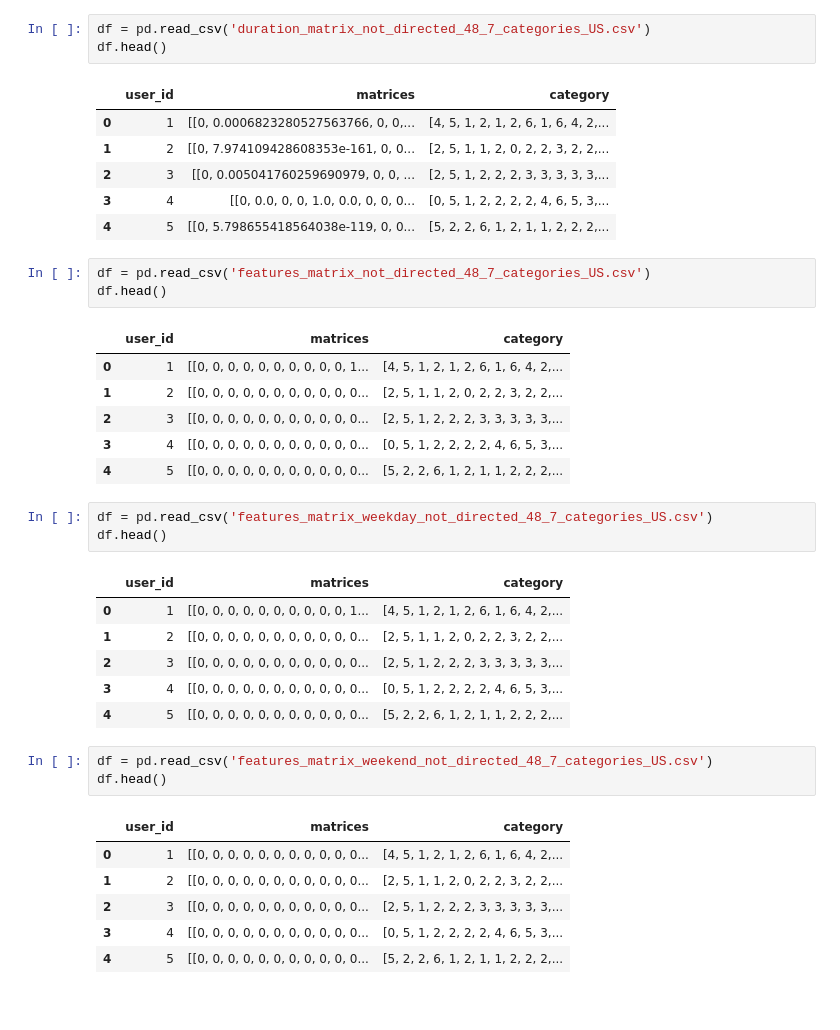
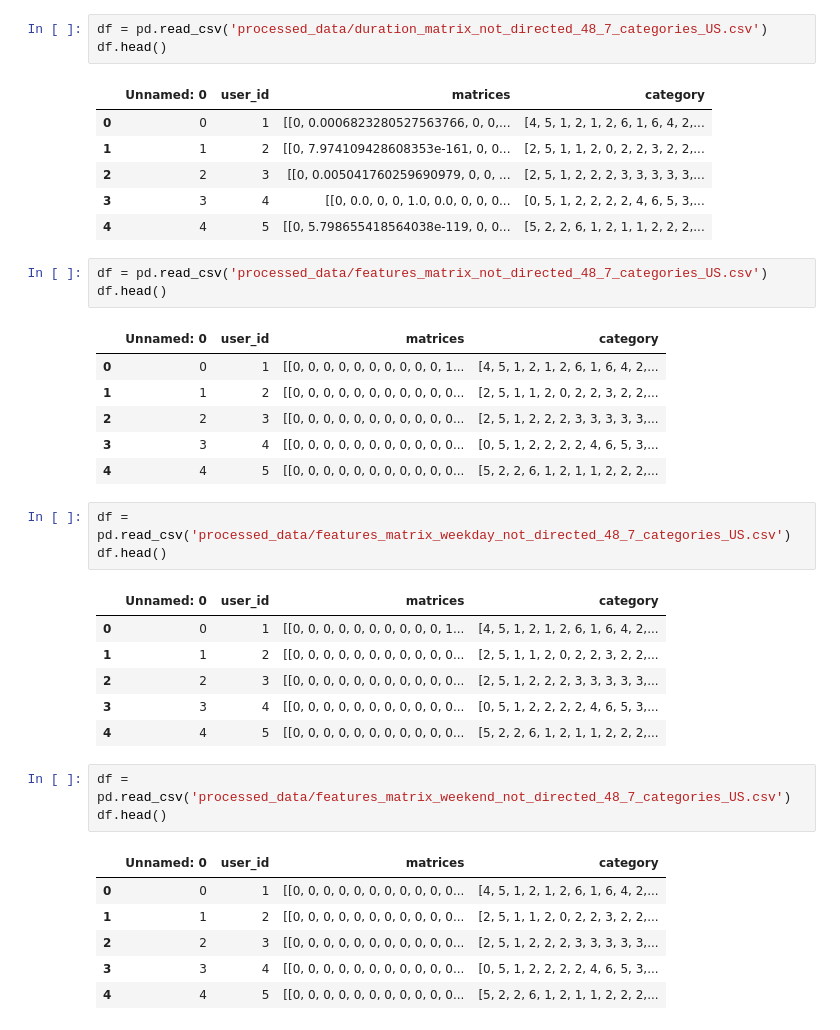
Before and after one commit to vhvictorhugo/PGC-NN, a Jupyter notebook: processing_data.ipynb, the cells around one changed output. Cells and saved outputs as stored; diff of their text form.

```diff
--- a/processing_data.ipynb
+++ b/processing_data.ipynb
@@ -44,41 +56,41 @@ df.head()
 # %%
-df = pd.read_csv('duration_matrix_not_directed_48_7_categories_US.csv')
+df = pd.read_csv('processed_data/duration_matrix_not_directed_48_7_categories_US.csv')
 df.head()
 # %% [output]
-|  | user_id | matrices | category |
-| 0 | 1 | [[0, 0.0006823280527563766, 0, 0,... | [4, 5, 1, 2, 1, 2, 6, 1, 6, 4, 2,... |
-| 1 | 2 | [[0, 7.974109428608353e-161, 0, 0... | [2, 5, 1, 1, 2, 0, 2, 2, 3, 2, 2,... |
-| 2 | 3 | [[0, 0.005041760259690979, 0, 0, ... | [2, 5, 1, 2, 2, 2, 3, 3, 3, 3, 3,... |
-| 3 | 4 | [[0, 0.0, 0, 0, 1.0, 0.0, 0, 0, 0... | [0, 5, 1, 2, 2, 2, 2, 4, 6, 5, 3,... |
-| 4 | 5 | [[0, 5.798655418564038e-119, 0, 0... | [5, 2, 2, 6, 1, 2, 1, 1, 2, 2, 2,... |
+|  | Unnamed: 0 | user_id | matrices | category |
+| 0 | 0 | 1 | [[0, 0.0006823280527563766, 0, 0,... | [4, 5, 1, 2, 1, 2, 6, 1, 6, 4, 2,... |
+| 1 | 1 | 2 | [[0, 7.974109428608353e-161, 0, 0... | [2, 5, 1, 1, 2, 0, 2, 2, 3, 2, 2,... |
+| 2 | 2 | 3 | [[0, 0.005041760259690979, 0, 0, ... | [2, 5, 1, 2, 2, 2, 3, 3, 3, 3, 3,... |
+| 3 | 3 | 4 | [[0, 0.0, 0, 0, 1.0, 0.0, 0, 0, 0... | [0, 5, 1, 2, 2, 2, 2, 4, 6, 5, 3,... |
+| 4 | 4 | 5 | [[0, 5.798655418564038e-119, 0, 0... | [5, 2, 2, 6, 1, 2, 1, 1, 2, 2, 2,... |
 # %%
-df = pd.read_csv('features_matrix_not_directed_48_7_categories_US.csv')
+df = pd.read_csv('processed_data/features_matrix_not_directed_48_7_categories_US.csv')
 df.head()
 # %% [output]
-|  | user_id | matrices | category |
-| 0 | 1 | [[0, 0, 0, 0, 0, 0, 0, 0, 0, 0, 1... | [4, 5, 1, 2, 1, 2, 6, 1, 6, 4, 2,... |
-| 1 | 2 | [[0, 0, 0, 0, 0, 0, 0, 0, 0, 0, 0... | [2, 5, 1, 1, 2, 0, 2, 2, 3, 2, 2,... |
-| 2 | 3 | [[0, 0, 0, 0, 0, 0, 0, 0, 0, 0, 0... | [2, 5, 1, 2, 2, 2, 3, 3, 3, 3, 3,... |
-| 3 | 4 | [[0, 0, 0, 0, 0, 0, 0, 0, 0, 0, 0... | [0, 5, 1, 2, 2, 2, 2, 4, 6, 5, 3,... |
-| 4 | 5 | [[0, 0, 0, 0, 0, 0, 0, 0, 0, 0, 0... | [5, 2, 2, 6, 1, 2, 1, 1, 2, 2, 2,... |
+|  | Unnamed: 0 | user_id | matrices | category |
+| 0 | 0 | 1 | [[0, 0, 0, 0, 0, 0, 0, 0, 0, 0, 1... | [4, 5, 1, 2, 1, 2, 6, 1, 6, 4, 2,... |
+| 1 | 1 | 2 | [[0, 0, 0, 0, 0, 0, 0, 0, 0, 0, 0... | [2, 5, 1, 1, 2, 0, 2, 2, 3, 2, 2,... |
+| 2 | 2 | 3 | [[0, 0, 0, 0, 0, 0, 0, 0, 0, 0, 0... | [2, 5, 1, 2, 2, 2, 3, 3, 3, 3, 3,... |
+| 3 | 3 | 4 | [[0, 0, 0, 0, 0, 0, 0, 0, 0, 0, 0... | [0, 5, 1, 2, 2, 2, 2, 4, 6, 5, 3,... |
+| 4 | 4 | 5 | [[0, 0, 0, 0, 0, 0, 0, 0, 0, 0, 0... | [5, 2, 2, 6, 1, 2, 1, 1, 2, 2, 2,... |
 # %%
-df = pd.read_csv('features_matrix_weekday_not_directed_48_7_categories_US.csv')
+df = pd.read_csv('processed_data/features_matrix_weekday_not_directed_48_7_categories_US.csv')
 df.head()
 # %% [output]
-|  | user_id | matrices | category |
-| 0 | 1 | [[0, 0, 0, 0, 0, 0, 0, 0, 0, 0, 1... | [4, 5, 1, 2, 1, 2, 6, 1, 6, 4, 2,... |
-| 1 | 2 | [[0, 0, 0, 0, 0, 0, 0, 0, 0, 0, 0... | [2, 5, 1, 1, 2, 0, 2, 2, 3, 2, 2,... |
-| 2 | 3 | [[0, 0, 0, 0, 0, 0, 0, 0, 0, 0, 0... | [2, 5, 1, 2, 2, 2, 3, 3, 3, 3, 3,... |
-| 3 | 4 | [[0, 0, 0, 0, 0, 0, 0, 0, 0, 0, 0... | [0, 5, 1, 2, 2, 2, 2, 4, 6, 5, 3,... |
-| 4 | 5 | [[0, 0, 0, 0, 0, 0, 0, 0, 0, 0, 0... | [5, 2, 2, 6, 1, 2, 1, 1, 2, 2, 2,... |
+|  | Unnamed: 0 | user_id | matrices | category |
+| 0 | 0 | 1 | [[0, 0, 0, 0, 0, 0, 0, 0, 0, 0, 1... | [4, 5, 1, 2, 1, 2, 6, 1, 6, 4, 2,... |
+| 1 | 1 | 2 | [[0, 0, 0, 0, 0, 0, 0, 0, 0, 0, 0... | [2, 5, 1, 1, 2, 0, 2, 2, 3, 2, 2,... |
+| 2 | 2 | 3 | [[0, 0, 0, 0, 0, 0, 0, 0, 0, 0, 0... | [2, 5, 1, 2, 2, 2, 3, 3, 3, 3, 3,... |
+| 3 | 3 | 4 | [[0, 0, 0, 0, 0, 0, 0, 0, 0, 0, 0... | [0, 5, 1, 2, 2, 2, 2, 4, 6, 5, 3,... |
+| 4 | 4 | 5 | [[0, 0, 0, 0, 0, 0, 0, 0, 0, 0, 0... | [5, 2, 2, 6, 1, 2, 1, 1, 2, 2, 2,... |
 # %%
-df = pd.read_csv('features_matrix_weekend_not_directed_48_7_categories_US.csv')
+df = pd.read_csv('processed_data/features_matrix_weekend_not_directed_48_7_categories_US.csv')
 df.head()
 # %% [output]
-|  | user_id | matrices | category |
-| 0 | 1 | [[0, 0, 0, 0, 0, 0, 0, 0, 0, 0, 0... | [4, 5, 1, 2, 1, 2, 6, 1, 6, 4, 2,... |
-| 1 | 2 | [[0, 0, 0, 0, 0, 0, 0, 0, 0, 0, 0... | [2, 5, 1, 1, 2, 0, 2, 2, 3, 2, 2,... |
-| 2 | 3 | [[0, 0, 0, 0, 0, 0, 0, 0, 0, 0, 0... | [2, 5, 1, 2, 2, 2, 3, 3, 3, 3, 3,... |
-| 3 | 4 | [[0, 0, 0, 0, 0, 0, 0, 0, 0, 0, 0... | [0, 5, 1, 2, 2, 2, 2, 4, 6, 5, 3,... |
-| 4 | 5 | [[0, 0, 0, 0, 0, 0, 0, 0, 0, 0, 0... | [5, 2, 2, 6, 1, 2, 1, 1, 2, 2, 2,... |
+|  | Unnamed: 0 | user_id | matrices | category |
+| 0 | 0 | 1 | [[0, 0, 0, 0, 0, 0, 0, 0, 0, 0, 0... | [4, 5, 1, 2, 1, 2, 6, 1, 6, 4, 2,... |
+| 1 | 1 | 2 | [[0, 0, 0, 0, 0, 0, 0, 0, 0, 0, 0... | [2, 5, 1, 1, 2, 0, 2, 2, 3, 2, 2,... |
+| 2 | 2 | 3 | [[0, 0, 0, 0, 0, 0, 0, 0, 0, 0, 0... | [2, 5, 1, 2, 2, 2, 3, 3, 3, 3, 3,... |
+| 3 | 3 | 4 | [[0, 0, 0, 0, 0, 0, 0, 0, 0, 0, 0... | [0, 5, 1, 2, 2, 2, 2, 4, 6, 5, 3,... |
+| 4 | 4 | 5 | [[0, 0, 0, 0, 0, 0, 0, 0, 0, 0, 0... | [5, 2, 2, 6, 1, 2, 1, 1, 2, 2, 2,... |
 # %%
```
Also changed, not shown: parts of 18 cells of this notebook, 3 other files.
